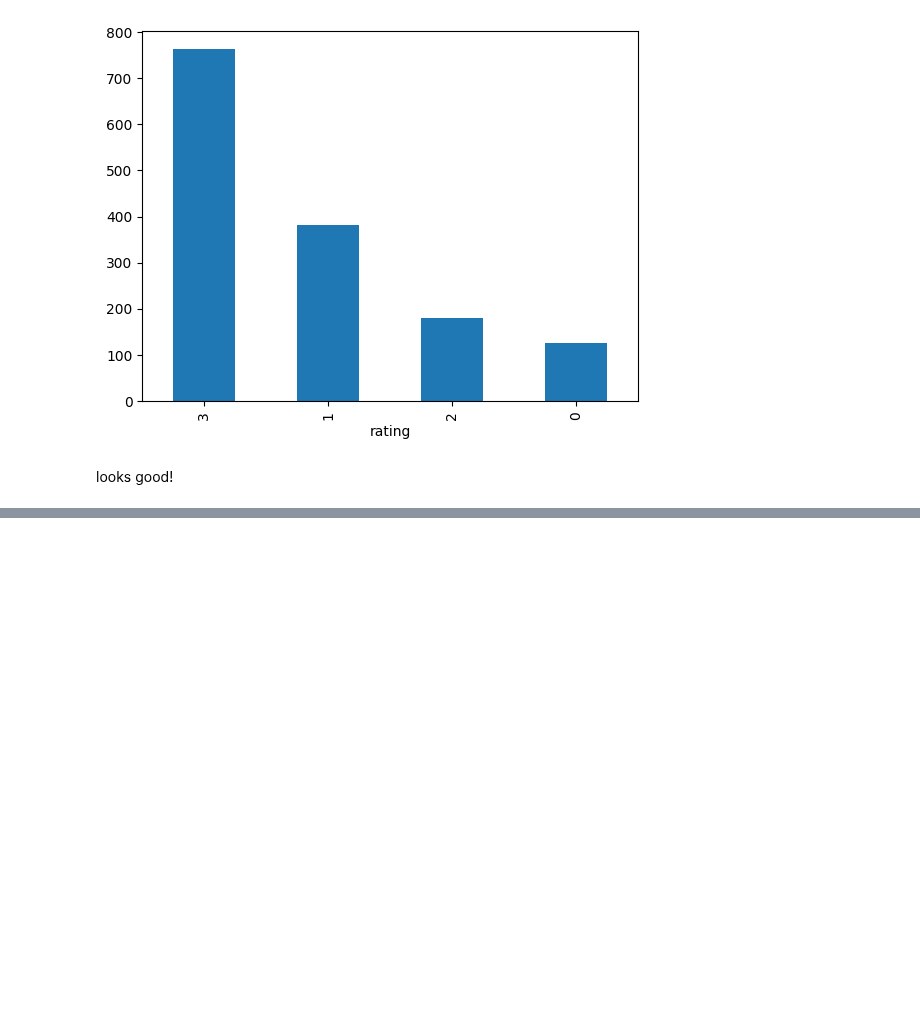
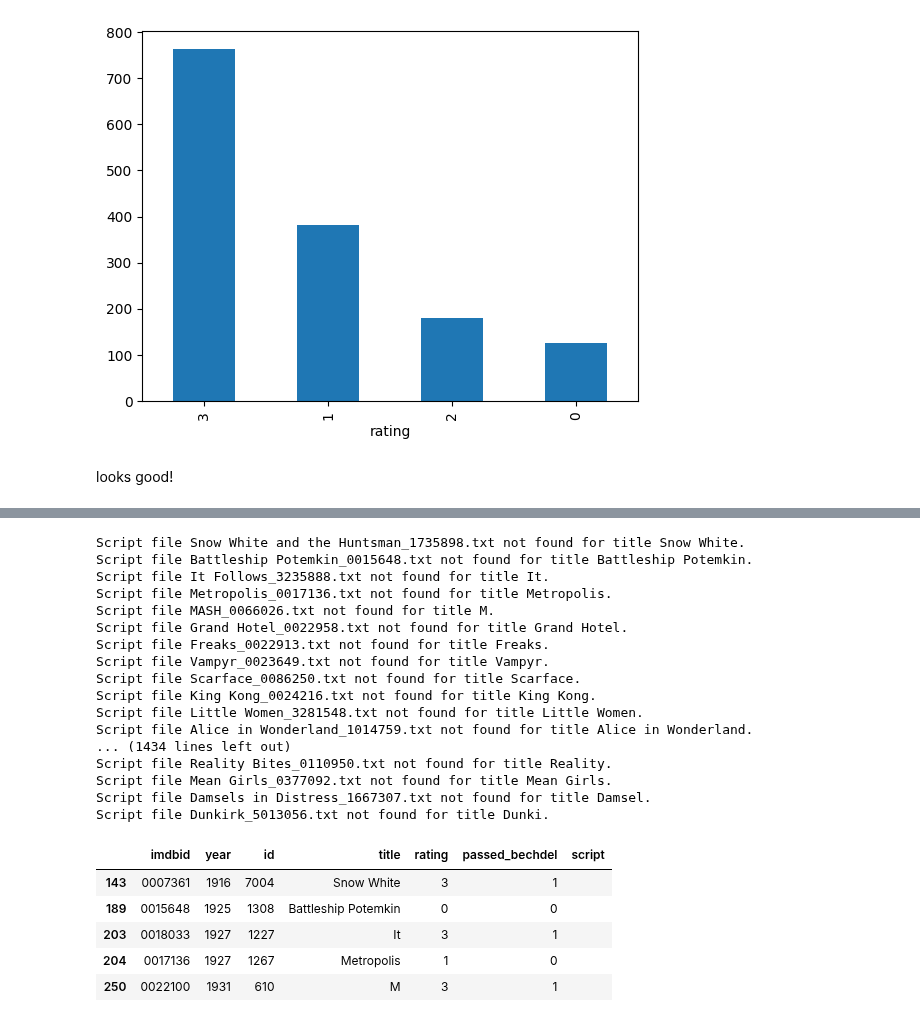
Before and after one commit to sigridbom/NLP_exam, a Jupyter notebook: bechdel_labels.ipynb, the cells around one changed output, grey strips where cells are left out. Drawn from its saved outputs; the diff is of its cells as text; code cells hidden in the pictures; blank space fills up the shorter version.

```diff
--- a/bechdel_labels.ipynb
+++ b/bechdel_labels.ipynb
@@ -263,2 +281,56 @@ looks good!
+# %%
+import pandas as pd
+import os
+
+
+# Path to the folder containing the raw text files
+scripts_folder = 'matched_scripts'
+
+# Extract matched titles from matched_pairs
+matched_titles = [pair[0] for pair in matched_pairs]
+matched_scripts = {pair[0]: pair[1] for pair in matched_pairs}  # Create a dictionary mapping title to script
+
+# Function to read the script from a file
+def read_script(title, folder=scripts_folder):
+    script_file = matched_scripts.get(title)
+    if script_file:
+        script_path = os.path.join(folder, script_file)
+        if os.path.exists(script_path):
+            with open(script_path, 'r', encoding='utf-8') as file:
+                return file.read()  # Read and return the file content
+        else:
+            print(f"Script file {script_file} not found for title {title}.")
+            return ""
+    return ""
+
+# Loop through each row in the DataFrame and append the corresponding script
+filtered_df['script'] = filtered_df['title'].apply(lambda title: read_script(title) if title in matched_titles else "")
+
+# Display the updated DataFrame
+filtered_df.head()
+# %% [output]
+Script file Snow White and the Huntsman_1735898.txt not found for title Snow White.
+Script file Battleship Potemkin_0015648.txt not found for title Battleship Potemkin.
+Script file It Follows_3235888.txt not found for title It.
+Script file Metropolis_0017136.txt not found for title Metropolis.
+Script file MASH_0066026.txt not found for title M.
+Script file Grand Hotel_0022958.txt not found for title Grand Hotel.
+Script file Freaks_0022913.txt not found for title Freaks.
+Script file Vampyr_0023649.txt not found for title Vampyr.
+Script file Scarface_0086250.txt not found for title Scarface.
+Script file King Kong_0024216.txt not found for title King Kong.
+Script file Little Women_3281548.txt not found for title Little Women.
+Script file Alice in Wonderland_1014759.txt not found for title Alice in Wonderland.
+... (1434 lines left out)
+Script file Reality Bites_0110950.txt not found for title Reality.
+Script file Mean Girls_0377092.txt not found for title Mean Girls.
+Script file Damsels in Distress_1667307.txt not found for title Damsel.
+Script file Dunkirk_5013056.txt not found for title Dunki.
+|  | imdbid | year | id | title | rating | passed_bechdel | script |
+| 143 | 0007361 | 1916 | 7004 | Snow White | 3 | 1 |  |
+| 189 | 0015648 | 1925 | 1308 | Battleship Potemkin | 0 | 0 |  |
+| 203 | 0018033 | 1927 | 1227 | It | 3 | 1 |  |
+| 204 | 0017136 | 1927 | 1267 | Metropolis | 1 | 0 |  |
+| 250 | 0022100 | 1931 | 610 | M | 3 | 1 |  |
 # %%
 # now I want to upload the txt files and append them to the df one by one
```
Also changed, not shown: parts of 8 cells of this notebook, 1 other file.
